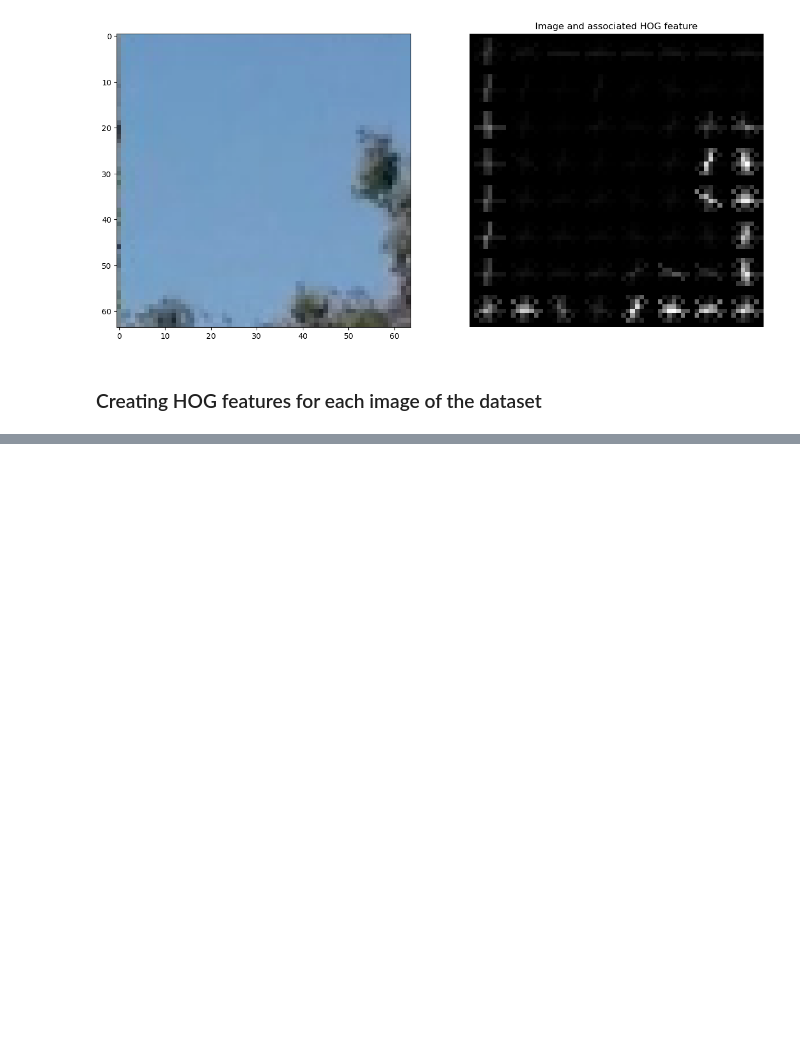
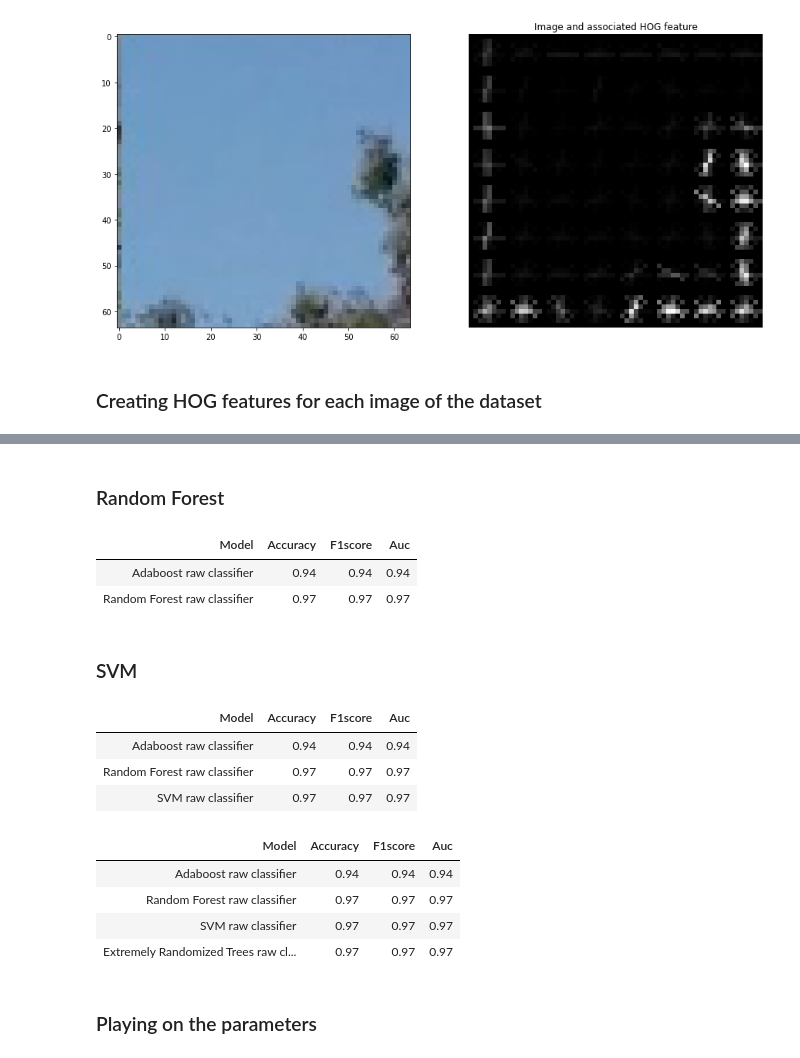
Before and after one commit to adrienloizeau/HOG-Car-Dectector, a Jupyter notebook: cars-classification-model.ipynb, the cells around one changed output, grey strips where cells are left out. Cells and saved outputs as stored; diff of their text form; code cells hidden in the pictures; blank space fills up the shorter version.

Commit message:
Added model comparaison

```diff
--- a/cars-classification-model.ipynb
+++ b/cars-classification-model.ipynb
@@ -371,4 +456,5 @@ df_dataset
 # %%
-from sklearn.model_selecton import train_test_split
+from sklearn.model_selection import train_test_split
 
-X_train, X_test, y_train, y_test = train_test_split(df_dataset, test_size = 0.3, random_state=42)
+X_train, X_test, y_train, y_test = train_test_split(df_dataset['hog_features'],df_dataset['labels'], test_size = 0.3, random_state=42)
+X_train,  X_test = np.vstack(X_train),np.vstack(X_test)
@@ -378,0 +509,73 @@ fd, hog_image = hog(resized_img, orientations=9, pixels_per_cell=(8, 8),
+# %% [markdown]
+### Random Forest
+# %%
+from sklearn.ensemble import RandomForestClassifier
+
+# Fitting the model on the training data
+randomf_clf = RandomForestClassifier()
+randomf_clf.fit(X_train, y_train)
+
+# Predicting the value of the test dataset
+y_pred = randomf_clf.predict(X_test)
+
+# Getting the metrics
+acc= accuracy_score(y_test, y_pred)
+f1= f1_score(y_test, y_pred,)
+auc = roc_auc_score(y_test, y_pred)
+
+# Adding the results to the array of results and showing them
+add_model_eval("Random Forest raw classifier", acc, f1, auc)
+view_models_eval()
+# %% [output]
+| Model | Accuracy | F1score | Auc |
+| Adaboost raw classifier | 0.94 | 0.94 | 0.94 |
+| Random Forest raw classifier | 0.97 | 0.97 | 0.97 |
+# %% [markdown]
+### SVM
+# %%
+from sklearn.svm import LinearSVC
+
+svm_clf = LinearSVC()
+svm_clf.fit(X_train, y_train)
+
+# Predicting the value of the test dataset
+y_pred = svm_clf.predict(X_test)
+
+# Getting the metrics
+acc= accuracy_score(y_test, y_pred)
+f1= f1_score(y_test, y_pred,)
+auc = roc_auc_score(y_test, y_pred)
+
+# Adding the results to the array of results and showing them
+add_model_eval("SVM raw classifier", acc, f1, auc)
+view_models_eval()
+# %% [output]
+| Model | Accuracy | F1score | Auc |
+| Adaboost raw classifier | 0.94 | 0.94 | 0.94 |
+| Random Forest raw classifier | 0.97 | 0.97 | 0.97 |
+| SVM raw classifier | 0.97 | 0.97 | 0.97 |
+# %%
+from sklearn.ensemble import ExtraTreesClassifier
+
+xtrmrandom_clf = ExtraTreesClassifier()
+xtrmrandom_clf.fit(X_train, y_train)
+
+# Predicting the value of the test dataset
+y_pred = xtrmrandom_clf.predict(X_test)
+
+# Getting the metrics
+acc= accuracy_score(y_test, y_pred)
+f1= f1_score(y_test, y_pred,)
+auc = roc_auc_score(y_test, y_pred)
+
+# Adding the results to the array of results and showing them
+add_model_eval("Extremely Randomized Trees raw classifier", acc, f1, auc)
+view_models_eval()
+# %% [output]
+| Model | Accuracy | F1score | Auc |
+| Adaboost raw classifier | 0.94 | 0.94 | 0.94 |
+| Random Forest raw classifier | 0.97 | 0.97 | 0.97 |
+| SVM raw classifier | 0.97 | 0.97 | 0.97 |
+| Extremely Randomized Trees raw cl... | 0.97 | 0.97 | 0.97 |
+# %% [markdown]
+### Playing on the parameters
```
Also changed, not shown: parts of 26 cells of this notebook.
